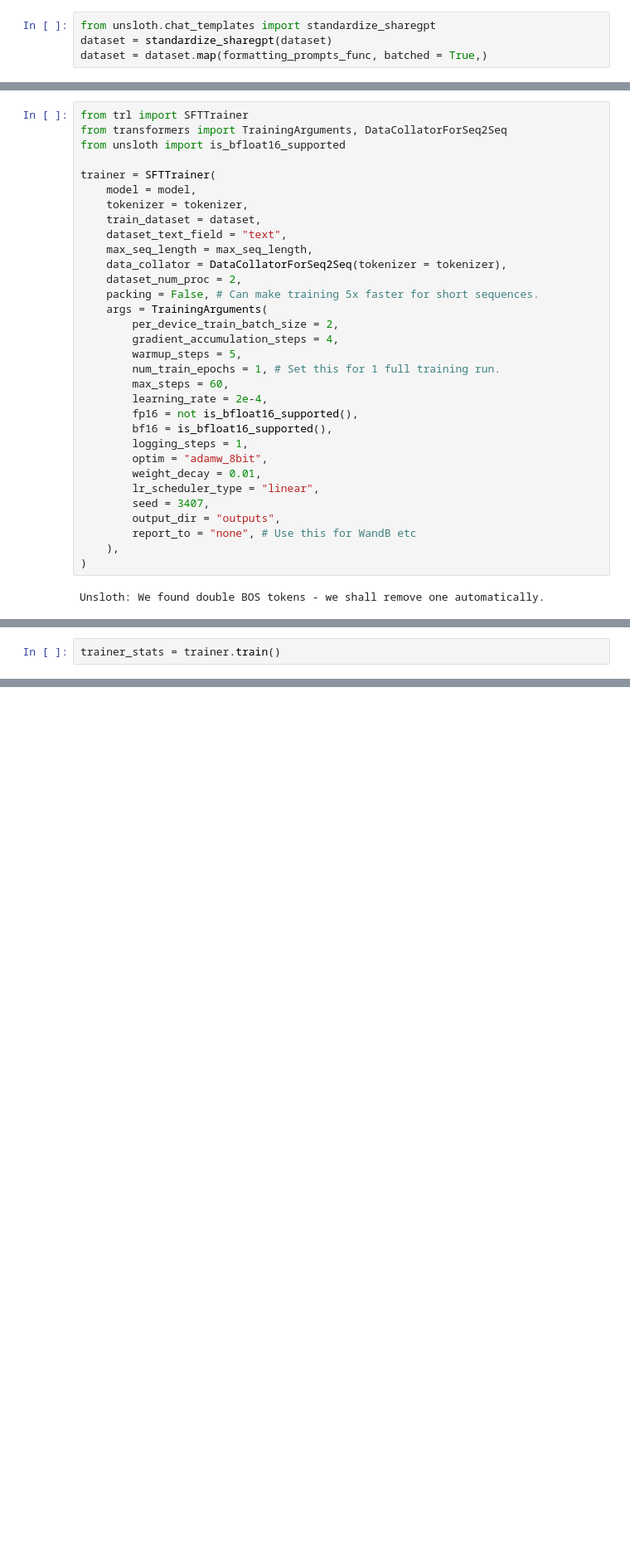
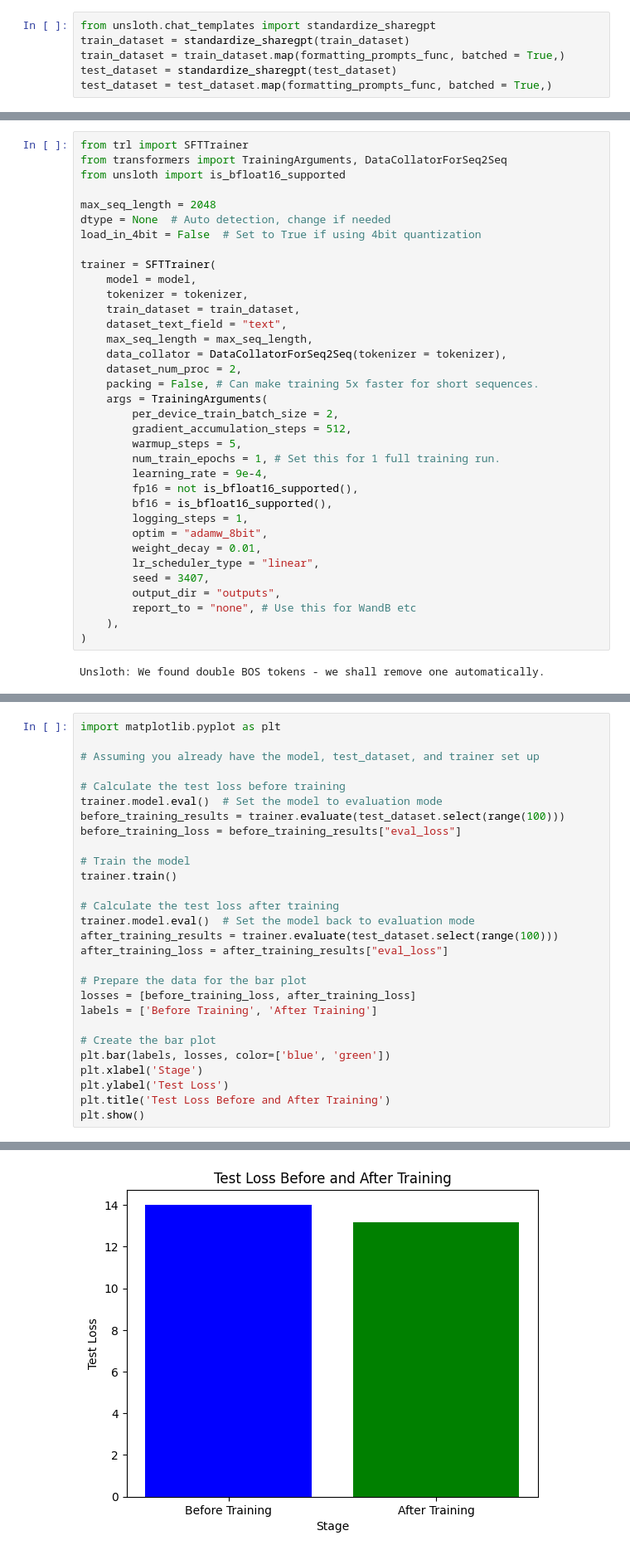
Before and after one commit to IslamiTP/Intro-to-LLM-Homework-2, a Jupyter notebook: run_ollama_in_colab.ipynb, the cells around one changed output, grey strips where cells are left out. Shown at 83% size. Cells and saved outputs as stored; diff of their text form; blank space fills up the shorter version.

```diff
--- a/run_ollama_in_colab.ipynb
+++ b/run_ollama_in_colab.ipynb
@@ -91,5 +107,7 @@ dataset = load_dataset("mlabonne/FineTome-100k", split = "train")
 # %%
 from unsloth.chat_templates import standardize_sharegpt
-dataset = standardize_sharegpt(dataset)
-dataset = dataset.map(formatting_prompts_func, batched = True,)
+train_dataset = standardize_sharegpt(train_dataset)
+train_dataset = train_dataset.map(formatting_prompts_func, batched = True,)
+test_dataset = standardize_sharegpt(test_dataset)
+test_dataset = test_dataset.map(formatting_prompts_func, batched = True,)
 # %%
@@ -108,10 +168,14 @@ from trl import SFTTrainer
 from transformers import TrainingArguments, DataCollatorForSeq2Seq
 from unsloth import is_bfloat16_supported
 
+max_seq_length = 2048
+dtype = None  # Auto detection, change if needed
+load_in_4bit = False  # Set to True if using 4bit quantization
+
 trainer = SFTTrainer(
     model = model,
     tokenizer = tokenizer,
-    train_dataset = dataset,
+    train_dataset = train_dataset,
     dataset_text_field = "text",
     max_seq_length = max_seq_length,
     data_collator = DataCollatorForSeq2Seq(tokenizer = tokenizer),
@@ -119,11 +183,10 @@ trainer = SFTTrainer(
     packing = False, # Can make training 5x faster for short sequences.
     args = TrainingArguments(
         per_device_train_batch_size = 2,
-        gradient_accumulation_steps = 4,
+        gradient_accumulation_steps = 512,
         warmup_steps = 5,
         num_train_epochs = 1, # Set this for 1 full training run.
-        max_steps = 60,
-        learning_rate = 2e-4,
+        learning_rate = 9e-4,
         fp16 = not is_bfloat16_supported(),
         bf16 = is_bfloat16_supported(),
         logging_steps = 1,
@@ -156,2 +209,0 @@ tokenizer.decode([space if x == -100 else x for x in trainer.train_dataset[5]["l
-# %%
-trainer_stats = trainer.train()
@@ -182,0 +210,29 @@ Unsloth: Will smartly offload gradients to save VRAM!
+# %%
+import matplotlib.pyplot as plt
+
+# Assuming you already have the model, test_dataset, and trainer set up
+
+# Calculate the test loss before training
+trainer.model.eval()  # Set the model to evaluation mode
+before_training_results = trainer.evaluate(test_dataset.select(range(100)))
+before_training_loss = before_training_results["eval_loss"]
+
+# Train the model
+trainer.train()
+
+# Calculate the test loss after training
+trainer.model.eval()  # Set the model back to evaluation mode
+after_training_results = trainer.evaluate(test_dataset.select(range(100)))
+after_training_loss = after_training_results["eval_loss"]
+
+# Prepare the data for the bar plot
+losses = [before_training_loss, after_training_loss]
+labels = ['Before Training', 'After Training']
+
+# Create the bar plot
+plt.bar(labels, losses, color=['blue', 'green'])
+plt.xlabel('Stage')
+plt.ylabel('Test Loss')
+plt.title('Test Loss Before and After Training')
+plt.show()
+# %% [output]
@@ -182,0 +282 @@ Unsloth: Will smartly offload gradients to save VRAM!
+[figure, added]
```
Also changed, not shown: parts of 13 cells of this notebook.
